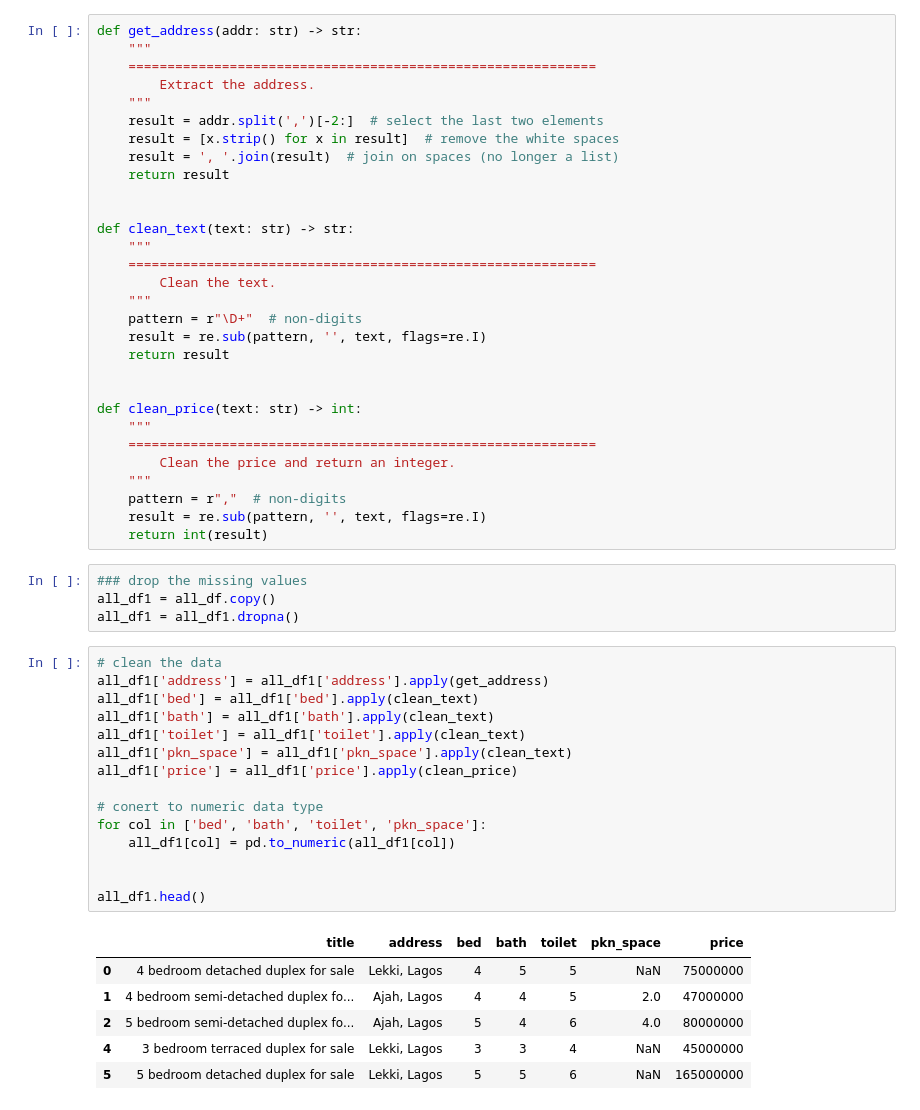
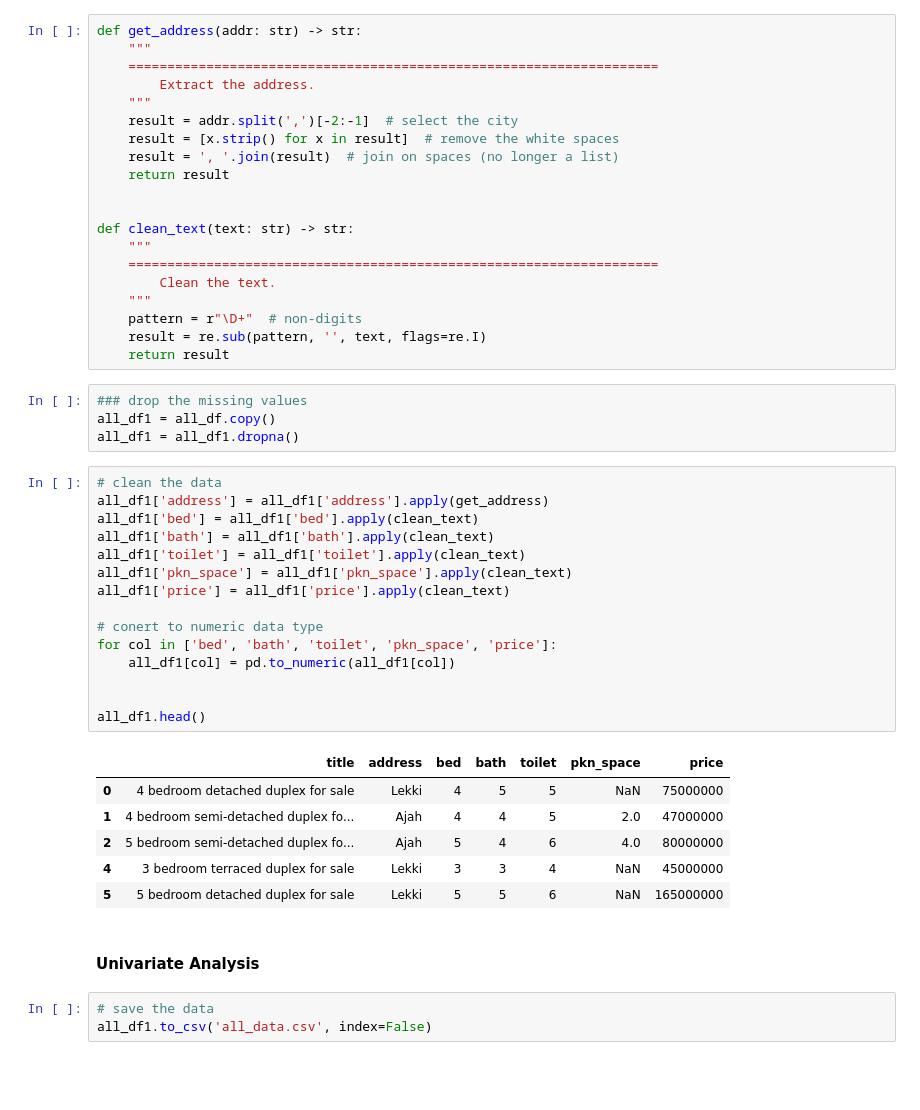
Before and after one commit to chineidu/house_prediction, a Jupyter notebook: house_prices.ipynb, the cells around one changed output. Saved outputs shown, nothing was run; the diff lists cells and outputs as text; blank space fills up the shorter version.

```diff
--- a/house_prices.ipynb
+++ b/house_prices.ipynb
@@ -79,10 +87,10 @@ memory usage: 443.8+ KB
 # %%
 def get_address(addr: str) -> str:
     """
-    ============================================================
+    ====================================================================
         Extract the address.
     """
-    result = addr.split(',')[-2:]  # select the last two elements
+    result = addr.split(',')[-2:-1]  # select the city
     result = [x.strip() for x in result]  # remove the white spaces
     result = ', '.join(result)  # join on spaces (no longer a list)
     return result
@@ -90,22 +98,12 @@ def get_address(addr: str) -> str:
 
 def clean_text(text: str) -> str:
     """
-    ============================================================
+    ====================================================================
         Clean the text.
     """
     pattern = r"\D+"  # non-digits
     result = re.sub(pattern, '', text, flags=re.I)
     return result
-
-
-def clean_price(text: str) -> int:
-    """
-    ============================================================
-        Clean the price and return an integer.
-    """
-    pattern = r","  # non-digits
-    result = re.sub(pattern, '', text, flags=re.I)
-    return int(result)
 # %%
 ### drop the missing values
 all_df1 = all_df.copy()
@@ -113,22 +111,27 @@ all_df1 = all_df1.dropna()
 # %%
 # clean the data
 all_df1['address'] = all_df1['address'].apply(get_address)
 all_df1['bed'] = all_df1['bed'].apply(clean_text)
 all_df1['bath'] = all_df1['bath'].apply(clean_text)
 all_df1['toilet'] = all_df1['toilet'].apply(clean_text)
 all_df1['pkn_space'] = all_df1['pkn_space'].apply(clean_text)
-all_df1['price'] = all_df1['price'].apply(clean_price)
+all_df1['price'] = all_df1['price'].apply(clean_text)
 
 # conert to numeric data type
-for col in ['bed', 'bath', 'toilet', 'pkn_space']:
+for col in ['bed', 'bath', 'toilet', 'pkn_space', 'price']:
     all_df1[col] = pd.to_numeric(all_df1[col])
 
 
 all_df1.head()
 # %% [output]
 |  | title | address | bed | bath | toilet | pkn_space | price |
-| 0 | 4 bedroom detached duplex for sale | Lekki, Lagos | 4 | 5 | 5 | NaN | 75000000 |
-| 1 | 4 bedroom semi-detached duplex fo... | Ajah, Lagos | 4 | 4 | 5 | 2.0 | 47000000 |
-| 2 | 5 bedroom semi-detached duplex fo... | Ajah, Lagos | 5 | 4 | 6 | 4.0 | 80000000 |
-| 4 | 3 bedroom terraced duplex for sale | Lekki, Lagos | 3 | 3 | 4 | NaN | 45000000 |
-| 5 | 5 bedroom detached duplex for sale | Lekki, Lagos | 5 | 5 | 6 | NaN | 165000000 |
+| 0 | 4 bedroom detached duplex for sale | Lekki | 4 | 5 | 5 | NaN | 75000000 |
+| 1 | 4 bedroom semi-detached duplex fo... | Ajah | 4 | 4 | 5 | 2.0 | 47000000 |
+| 2 | 5 bedroom semi-detached duplex fo... | Ajah | 5 | 4 | 6 | 4.0 | 80000000 |
+| 4 | 3 bedroom terraced duplex for sale | Lekki | 3 | 3 | 4 | NaN | 45000000 |
+| 5 | 5 bedroom detached duplex for sale | Lekki | 5 | 5 | 6 | NaN | 165000000 |
+# %% [markdown]
+#### Univariate Analysis
+# %%
+# save the data
+all_df1.to_csv('all_data.csv', index=False)
```
Also changed, not shown: parts of 33 cells of this notebook, 5 other files.
